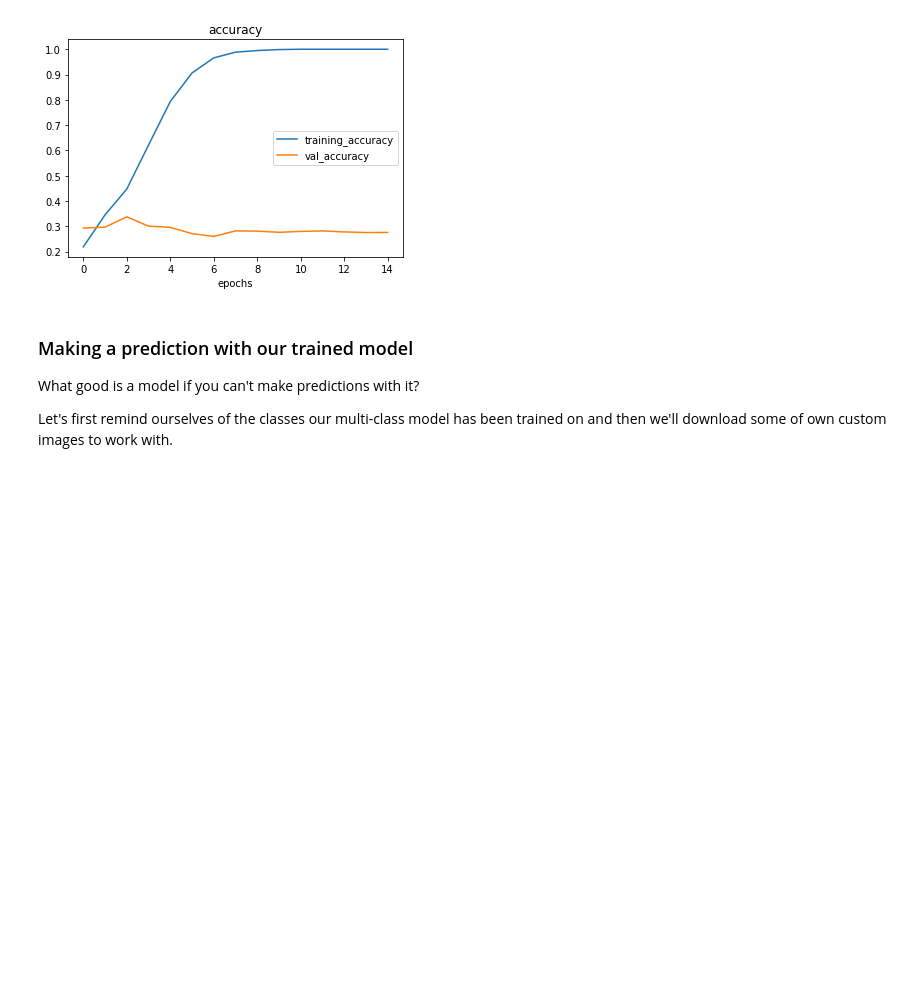
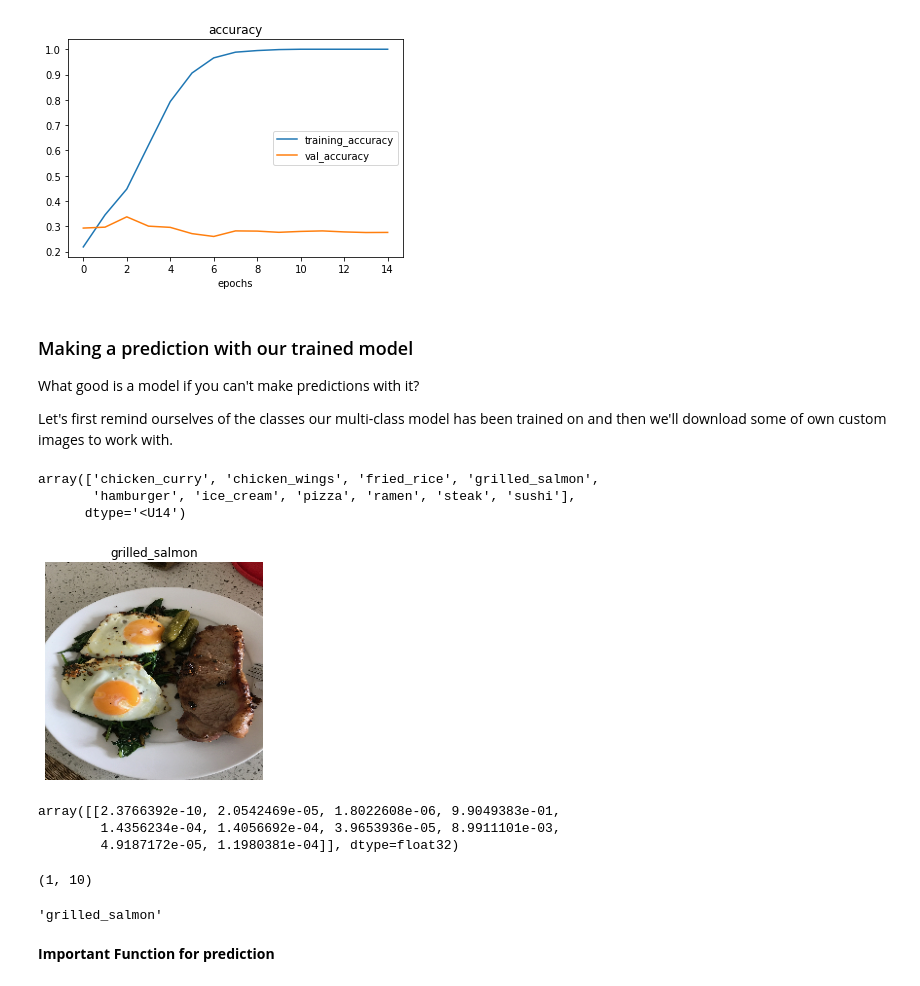
Before and after one commit to helloitsdaksh/Tensorflow_colab, a Jupyter notebook: 03_Convolutional_Neural_Networks_In_Tensorflow_.ipynb, the cells around one changed output. Drawn from its saved outputs; the diff is of its cells as text; code cells hidden in the pictures; blank space fills up the shorter version.

```diff
--- a/03_Convolutional_Neural_Networks_In_Tensorflow_.ipynb
+++ b/03_Convolutional_Neural_Networks_In_Tensorflow_.ipynb
@@ -1483,4 +1488,39 @@ Let's first remind ourselves of the classes our multi-class model has been train
+# %%
+# What classes has our model been trained on?
+class_names
+# %% [output]
+array(['chicken_curry', 'chicken_wings', 'fried_rice', 'grilled_salmon',
+       'hamburger', 'ice_cream', 'pizza', 'ramen', 'steak', 'sushi'],
+      dtype='<U14')
+# %%
+# Load in and preprocess our custom image
+img = load_and_prep_image("03-steak.jpeg")
+
+# Make a prediction
+pred = model_3.predict(tf.expand_dims(img, axis=0))
+
+# Match the prediction class to the highest prediction probability
+pred_class = class_names[pred.argmax()]
+plt.imshow(img)
+plt.title(pred_class)
+plt.axis(False);
+# %% [output]
+[figure, added]
 # %%
 # Check the output of the predict function
 pred = model_3.predict(tf.expand_dims(img, axis=0))
 pred
+# %% [output]
+array([[2.3766392e-10, 2.0542469e-05, 1.8022608e-06, 9.9049383e-01,
+        1.4356234e-04, 1.4056692e-04, 3.9653936e-05, 8.9911101e-03,
+        4.9187172e-05, 1.1980381e-04]], dtype=float32)
+# %%
+pred.shape
+# %% [output]
+(1, 10)
+# %%
+class_names[pred.argmax()]
+# %% [output]
+'grilled_salmon'
+# %% [markdown]
+**Important Function for prediction**
```
Also changed, not shown: parts of 9 cells of this notebook.
